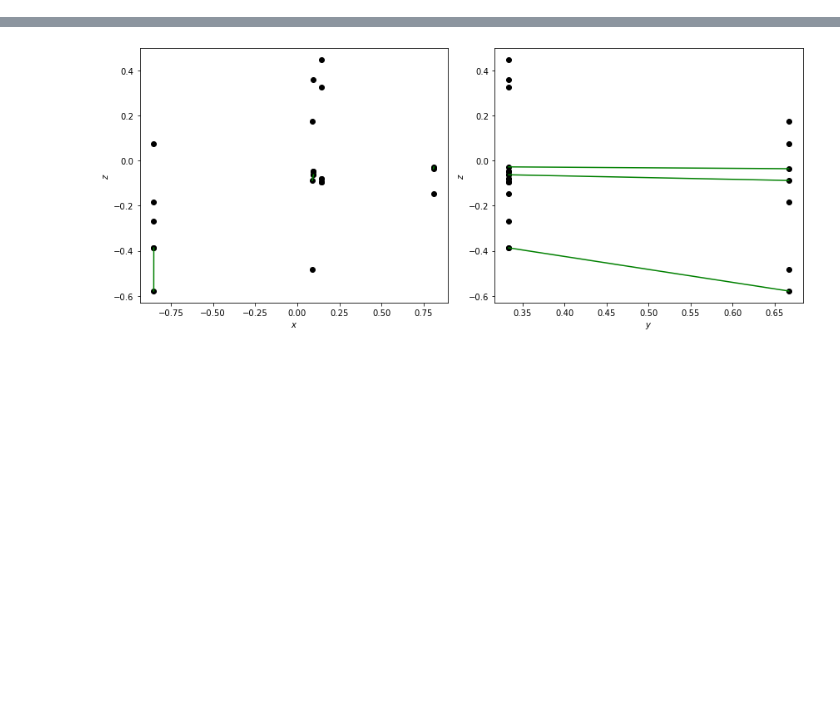
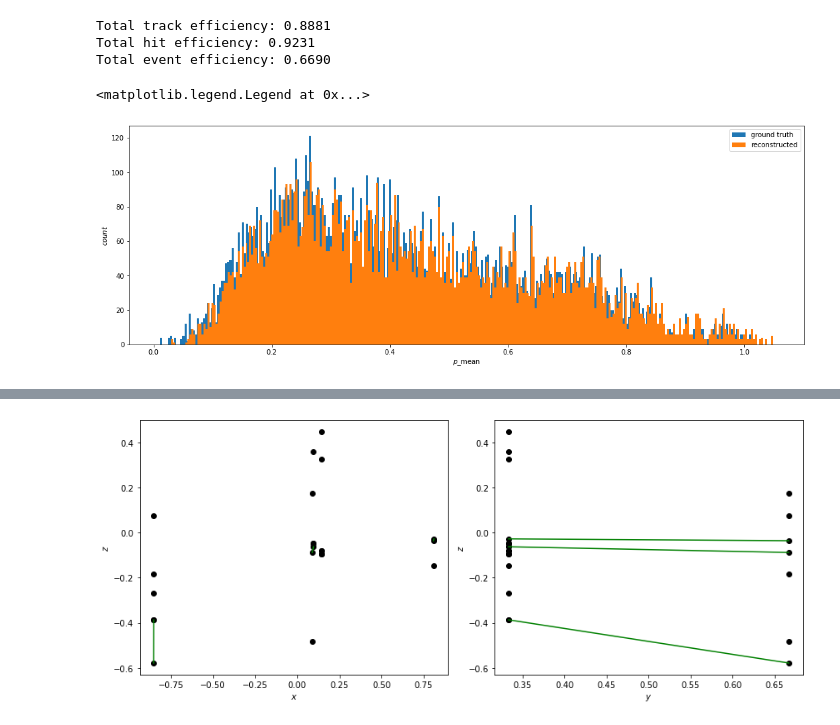
Before and after one commit to t3hseus/ariadne, a Jupyter notebook: notebooks/graph_train_evaluation.ipynb, the cells around one changed output, grey strips where cells are left out. Drawn from its saved outputs; the diff is of its cells as text; code cells hidden in the pictures; blank space fills up the shorter version.

```diff
--- a/notebooks/graph_train_evaluation.ipynb
+++ b/notebooks/graph_train_evaluation.ipynb
@@ -172,0 +246,33 @@ plt.tight_layout()
+# %%
+print("Total track efficiency: %.04f" % (total_tracks_true / total_tracks))
+print("Total hit efficiency: %.04f" % (total_hits_true / total_hits))
+print("Total event efficiency: %.04f" % (total_events_true / total_events))
+# %% [output]
+Total track efficiency: 0.8881
+Total hit efficiency: 0.9231
+Total event efficiency: 0.6690
+# %%
+from numpy import linalg as LA
+
+events_to_analyze['mean_p'] = LA.norm(events_to_analyze[['px','py','pz']].values, axis=1)
+
+all_real_hits = events_to_analyze[events_to_analyze.track != -1]
+
+assert(len(all_real_hits) == len(total_hits_inds))
+
+all_real_hits['found'] = False
+all_real_hits.loc[reco_hits_inds, 'found'] = True
+found_hits = all_real_hits[all_real_hits.found]
+# %%
+plt.figure(figsize=(18,6))
+
+plt.subplot(111)
+binning=dict(bins=300)
+plt.hist(all_real_hits['mean_p'], label='ground truth', log=False, **binning)
+plt.hist(found_hits['mean_p'], label='reconstructed', log=False, **binning)
+plt.ylabel('$count$')
+plt.xlabel('$p$_mean')
+plt.legend(loc=0)
+# %% [output]
+<matplotlib.legend.Legend at 0x...>
+[figure, added]
```
Also changed, not shown: parts of 14 cells of this notebook.
